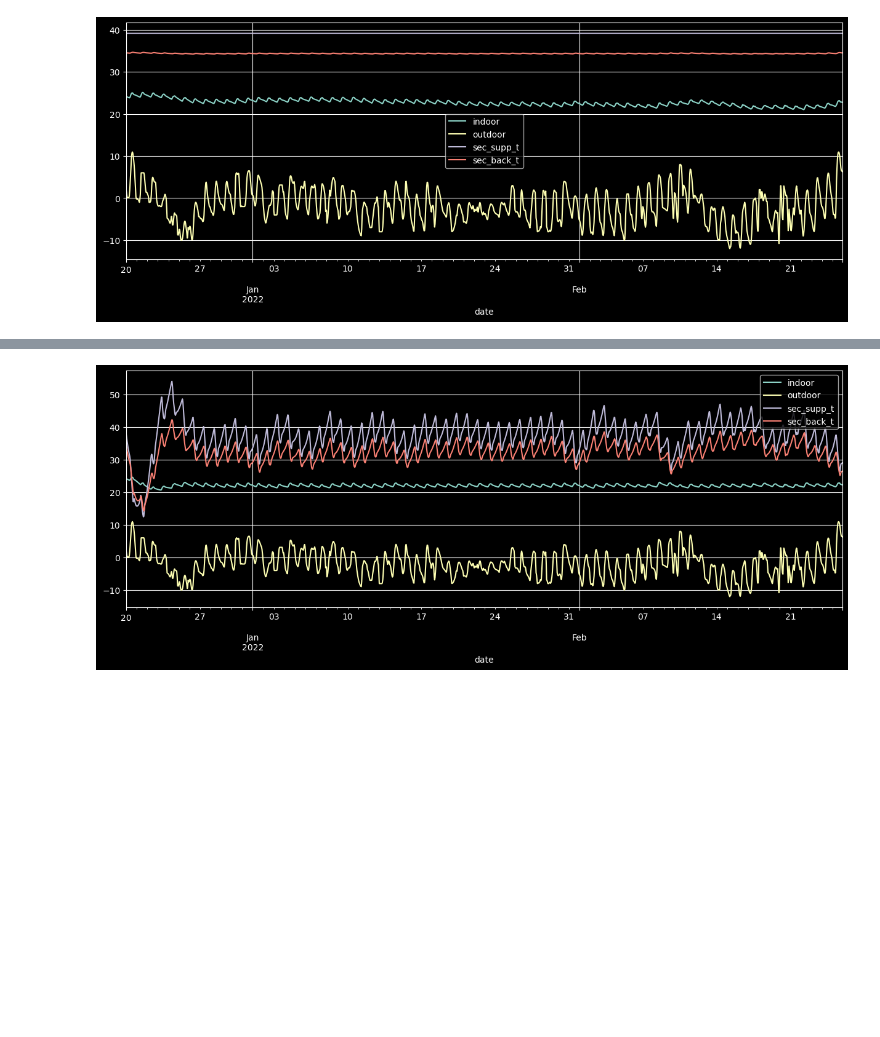
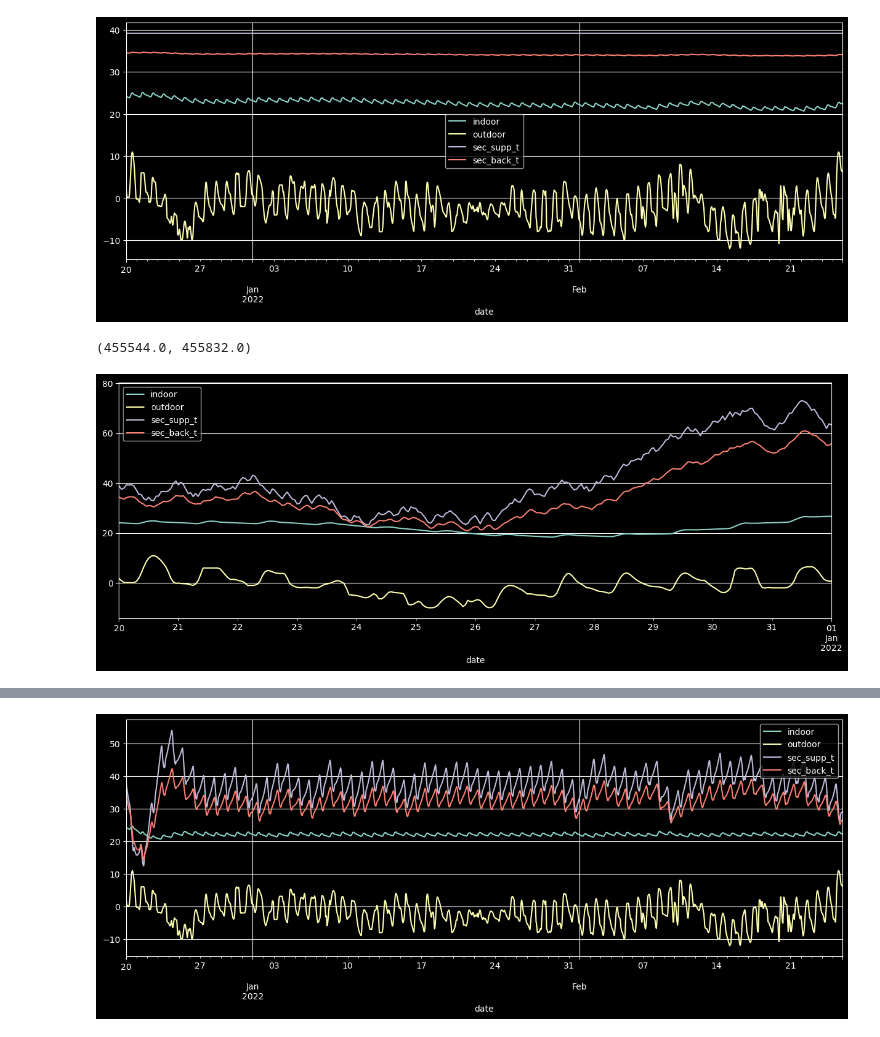
Before and after one commit to xsjk/ART1425-Project, a Jupyter notebook: test.ipynb, the cells around one changed output, grey strips where cells are left out. Drawn from its saved outputs; the diff is of its cells as text; code cells hidden in the pictures; blank space fills up the shorter version.

```diff
--- a/test.ipynb
+++ b/test.ipynb
@@ -12,3 +12,11 @@ agent = ZeroAgent()
 rewards = Trainer(agent, env).test()
 # %% [output]
 [figure]
+# %%
+env = make_env('2021-12-20')
+agent = RandomAgent()
+rewards = Trainer(agent, env).test()
+plt.xlim('2021-12-20', '2022-1-1')
+# %% [output]
+(455544.0, 455832.0)
+[figure, added]
```
Also changed, not shown: parts of 4 cells of this notebook, 7 other files.
